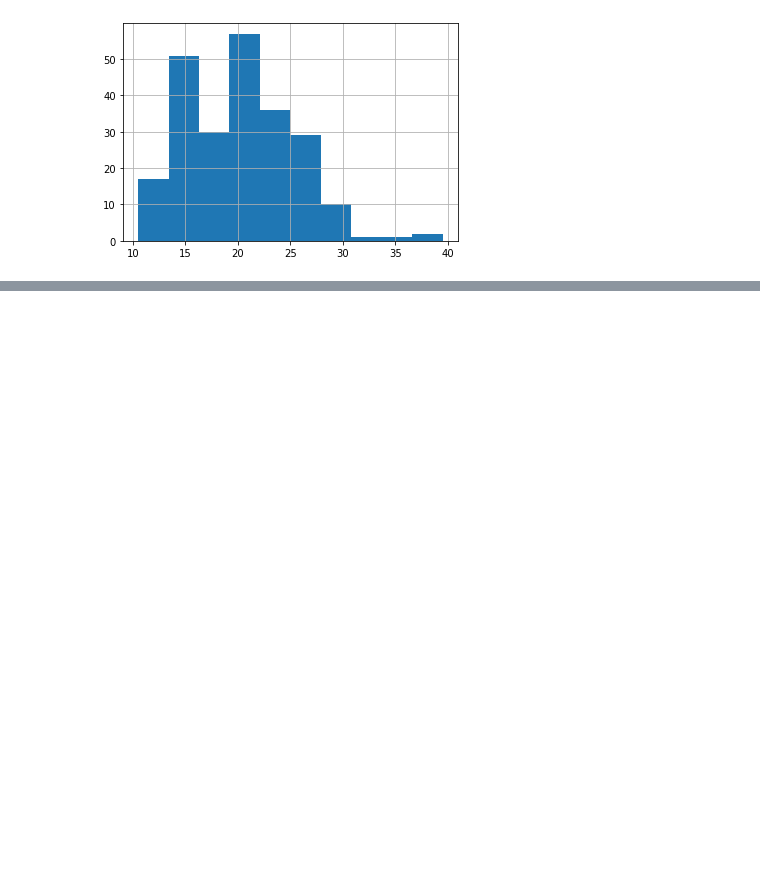
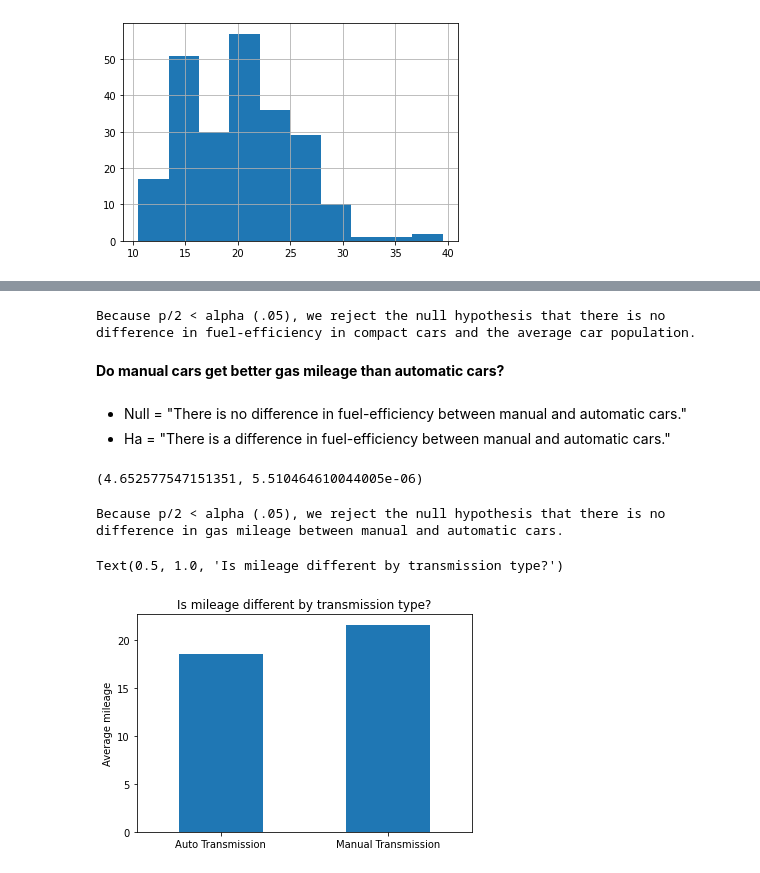
Before and after one commit to barbmarques/statistics-exercises, a Jupyter notebook: hypothesis_testing.ipynb, the cells around one changed output, grey strips where cells are left out. Saved outputs shown, nothing was run; the diff lists cells and outputs as text; code cells hidden in the pictures; blank space fills up the shorter version.

Commit message:
Added ttest and correlation exercises to notebook

```diff
--- a/hypothesis_testing.ipynb
+++ b/hypothesis_testing.ipynb
@@ -194,7 +210,10 @@ mpg.average_mpg.hist()
 <AxesSubplot:>
 [figure]
 # %%
-null_hypothesis = "The fuel efficiency of subcompacts is equal to the of the average car."
-alternative_hypothesis =     "Subcompacts have better fuel efficience than the average car"
+null_hypothesis = "There is no difference in the fuel efficiency of subcompacts and the average car."
+alternative_hypothesis = "Subcompacts have better fuel efficience than the average car"
 
-stats.ttest_1samp(fe_compact, )
+#consider using harmonic mean instead because we are average unit rates
+
+mpg['average_mpg'] = stats.hmean(mpg[['cty','hwy']], axis = 1)
+mpg.head()
@@ -200,0 +264,32 @@ stats.ttest_1samp(fe_compact, )
+# %%
+print("Because p/2 < alpha (.05), we reject the null hypothesis that there is no difference in fuel-efficiency in compact cars and the average car population.")
+# %% [output]
+Because p/2 < alpha (.05), we reject the null hypothesis that there is no difference in fuel-efficiency in compact cars and the average car population.
+# %% [markdown]
+**Do manual cars get better gas mileage than automatic cars?**
+# %% [markdown]
+* Null = "There is no difference in fuel-efficiency between manual and automatic cars."
+* Ha = "There is a difference in fuel-efficiency between manual and automatic cars."
+# %%
+mpg_auto = mpg[mpg.trans.str.contains('auto')].average_mpg
+mpg_manual = mpg[mpg.trans.str.contains('manual')].average_mpg
+
+t, p = stats.ttest_ind(mpg_manual,mpg_auto)
+t, p
+# %% [output]
+(4.652577547151351, 5.510464610044005e-06)
+# %%
+print("Because p/2 < alpha (.05), we reject the null hypothesis that there is no difference in gas mileage between manual and automatic cars.")
+# %% [output]
+Because p/2 < alpha (.05), we reject the null hypothesis that there is no difference in gas mileage between manual and automatic cars.
+# %%
+mpg['transmission_type'] = np.where(mpg.trans.str.contains('auto'), 'Auto Transmission', 'Manual Transmission')
+
+mpg.groupby('transmission_type').average_mpg.mean().plot.bar()
+plt.xticks(rotation=0)
+plt.xlabel('')
+plt.ylabel('Average mileage')
+plt.title('Is mileage different by transmission type?')
+# %% [output]
+Text(0.5, 1.0, 'Is mileage different by transmission type?')
+[figure, added]
```
Also changed, not shown: parts of 55 cells of this notebook.
